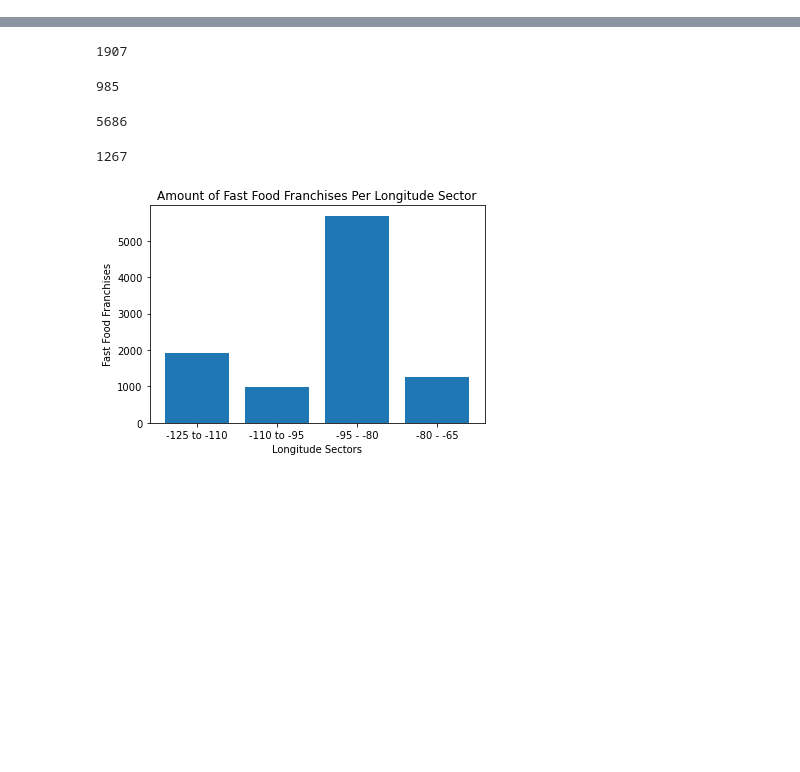
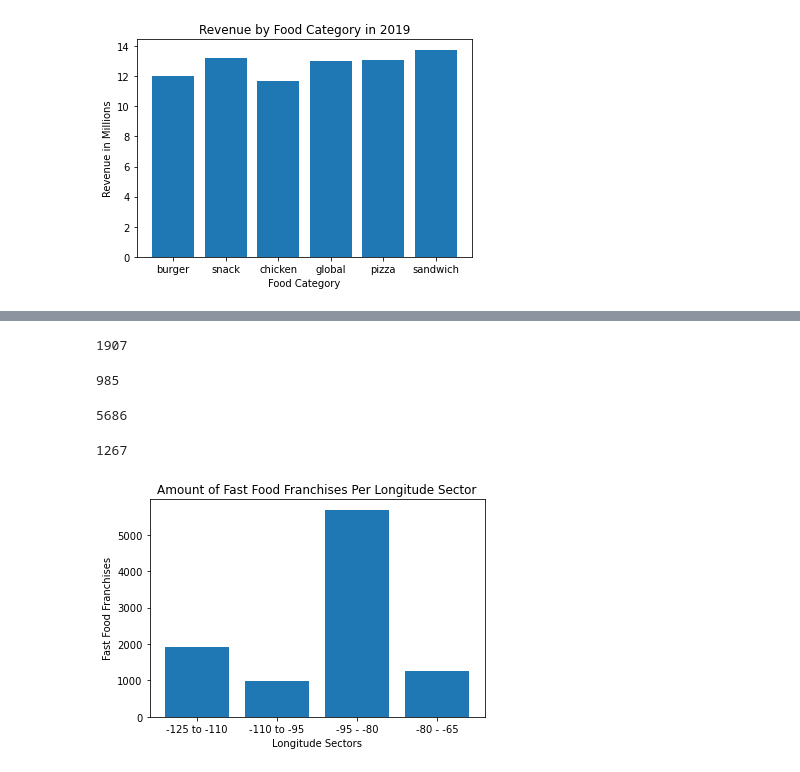
Before and after one commit to JakeBulat/Jake-Bulat-Honors-Project, a Jupyter notebook: CMSE Resturant Project-Copy1.ipynb, the cells around one changed output, grey strips where cells are left out. Saved outputs shown, nothing was run; the diff lists cells and outputs as text; code cells hidden in the pictures; blank space fills up the shorter version.

```diff
--- a/CMSE Resturant Project-Copy1.ipynb
+++ b/CMSE Resturant Project-Copy1.ipynb
@@ -35,3 +263,12 @@ plt.show()
+# %%
+#what restaurants pay their minimum wage employees
+plt.bar(food_category, avg_wage)
+plt.xlabel('Food Category')
+plt.ylabel('Revenue in Millions')
+plt.title('Revenue by Food Category in 2019')
+plt.show()
+# %% [output]
+[figure, added]
 # %%
 #Now we are looking at the best location for stores
 # %%
```
Also changed, not shown: parts of 16 cells of this notebook, 5 other files.
